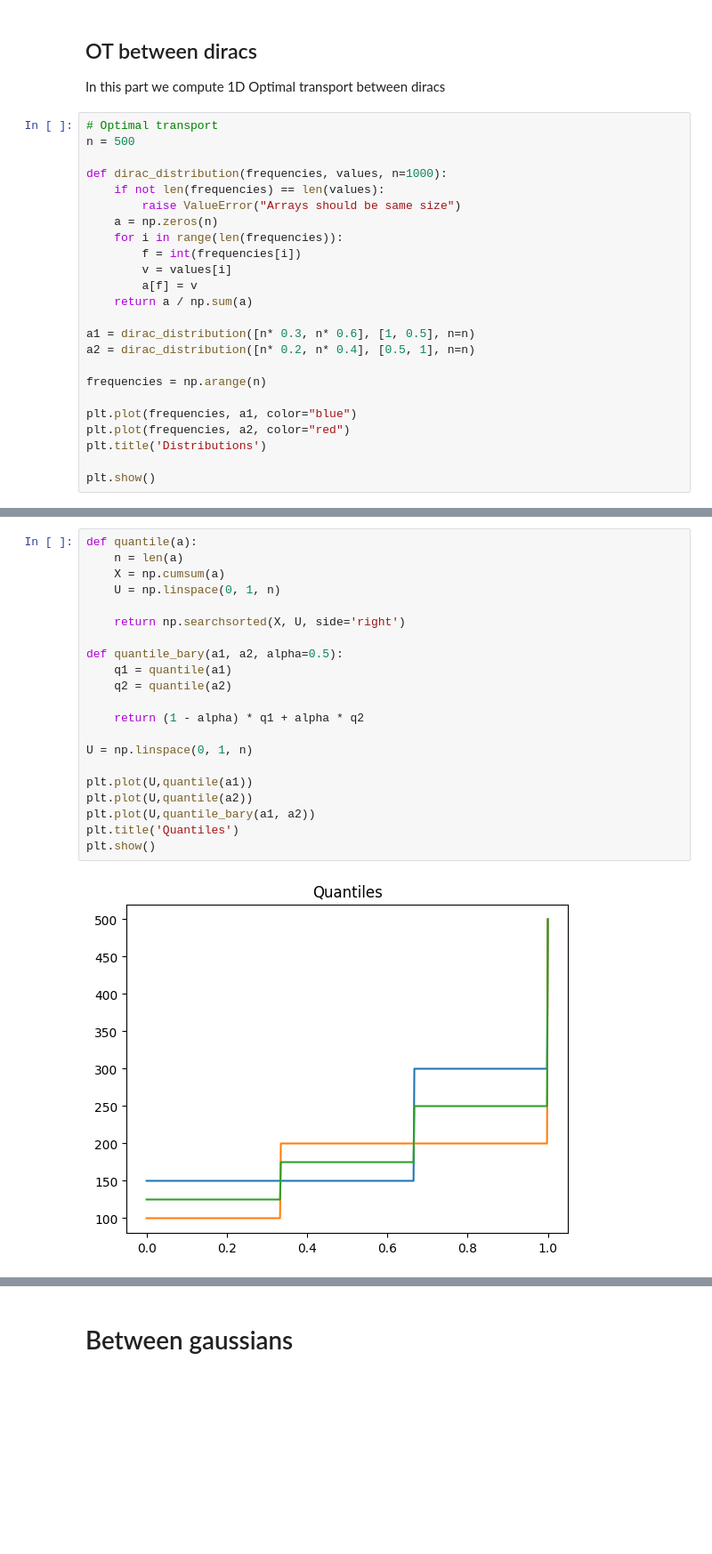
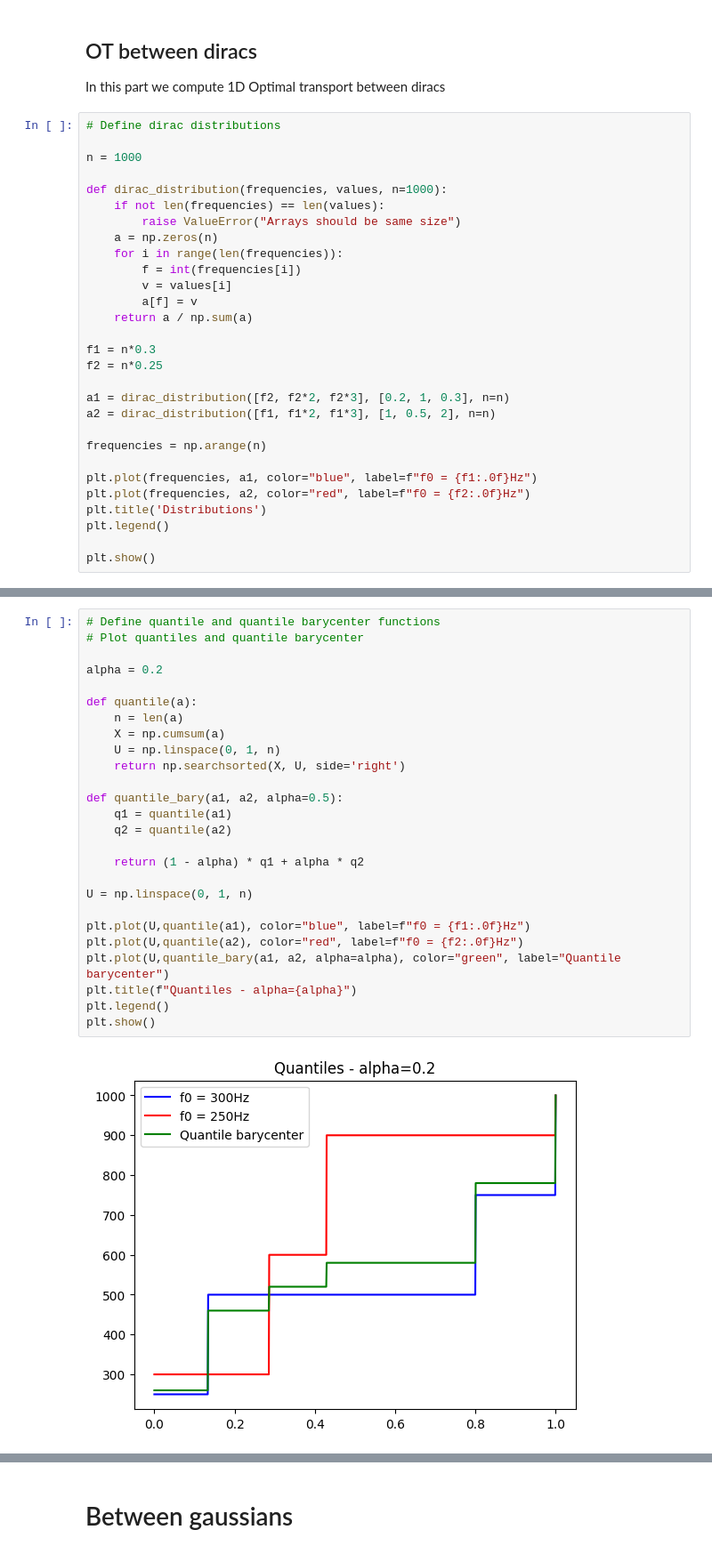
Before and after one commit to zaquastier/audio_1D_transport, a Jupyter notebook: audio_ot_vlab.ipynb, the cells around one changed output, grey strips where cells are left out. Shown at 89% size. Drawn from its saved outputs; the diff is of its cells as text; blank space fills up the shorter version.

Commit message:
3 diracs problem

```diff
--- a/audio_ot_vlab.ipynb
+++ b/audio_ot_vlab.ipynb
@@ -22,8 +22,9 @@ import ot
 
 In this part we compute 1D Optimal transport between diracs
 # %%
-# Optimal transport
-n = 500
+# Define dirac distributions
+
+n = 1000
 
 def dirac_distribution(frequencies, values, n=1000):
     if not len(frequencies) == len(values):
@@ -35,14 +36,18 @@ def dirac_distribution(frequencies, values, n=1000):
         a[f] = v
     return a / np.sum(a)
 
-a1 = dirac_distribution([n* 0.3, n* 0.6], [1, 0.5], n=n)
-a2 = dirac_distribution([n* 0.2, n* 0.4], [0.5, 1], n=n)
+f1 = n*0.3
+f2 = n*0.25
+
+a1 = dirac_distribution([f2, f2*2, f2*3], [0.2, 1, 0.3], n=n)
+a2 = dirac_distribution([f1, f1*2, f1*3], [1, 0.5, 2], n=n)
 
 frequencies = np.arange(n)
 
-plt.plot(frequencies, a1, color="blue")
-plt.plot(frequencies, a2, color="red")
+plt.plot(frequencies, a1, color="blue", label=f"f0 = {f1:.0f}Hz")
+plt.plot(frequencies, a2, color="red", label=f"f0 = {f2:.0f}Hz")
 plt.title('Distributions')
+plt.legend()
 
 plt.show()
 # %% [output]
@@ -50,24 +55,29 @@ plt.show()
 # %%
+# Define quantile and quantile barycenter functions
+# Plot quantiles and quantile barycenter
+
+alpha = 0.2
+
 def quantile(a):
     n = len(a)
     X = np.cumsum(a)
     U = np.linspace(0, 1, n)
-
     return np.searchsorted(X, U, side='right')
 
 def quantile_bary(a1, a2, alpha=0.5):
     q1 = quantile(a1)
     q2 = quantile(a2)
 
     return (1 - alpha) * q1 + alpha * q2
 
 U = np.linspace(0, 1, n)
 
-plt.plot(U,quantile(a1))
-plt.plot(U,quantile(a2))
-plt.plot(U,quantile_bary(a1, a2))
-plt.title('Quantiles')
+plt.plot(U,quantile(a1), color="blue", label=f"f0 = {f1:.0f}Hz")
+plt.plot(U,quantile(a2), color="red", label=f"f0 = {f2:.0f}Hz")
+plt.plot(U,quantile_bary(a1, a2, alpha=alpha), color="green", label="Quantile barycenter")
+plt.title(f"Quantiles - alpha={alpha}")
+plt.legend()
 plt.show()
 # %% [output]
-[figure, old version]
+[figure, new version]
 # %%
```
Also changed, not shown: parts of 6 cells of this notebook.
